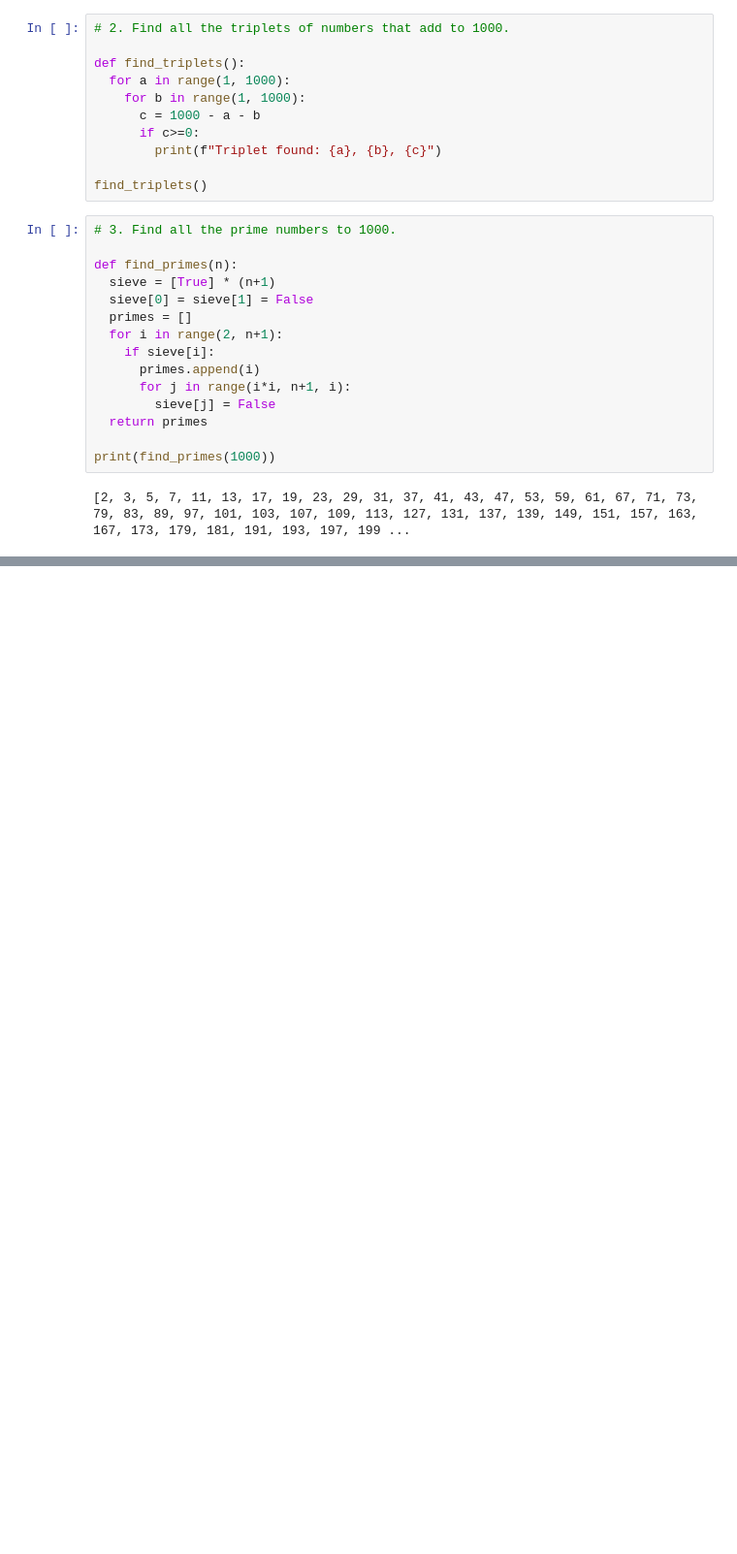
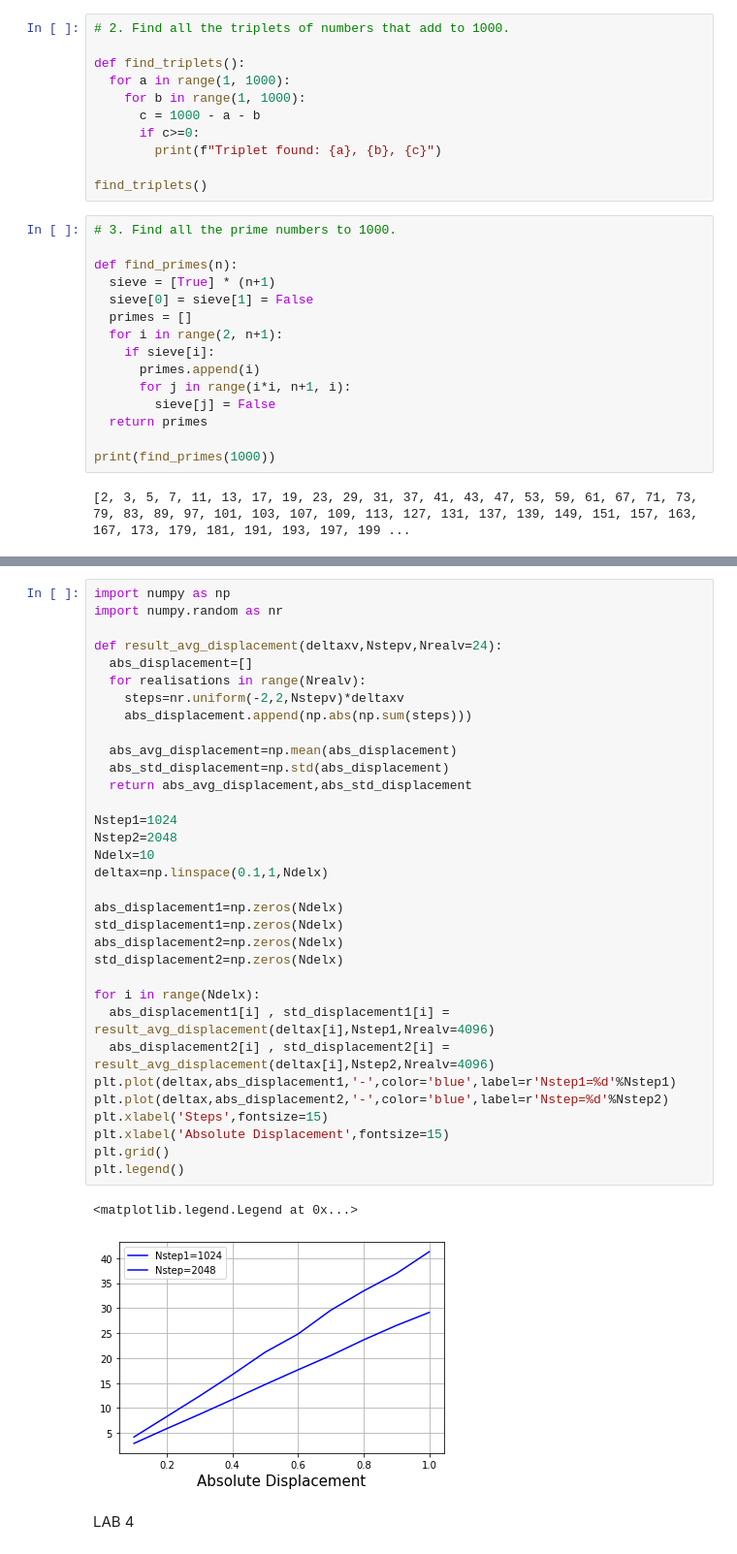
Before and after one commit to RishikeshSahu06/ComputationalPhysics, a Jupyter notebook: 21174019.ipynb, the cells around one changed output, grey strips where cells are left out. Shown at 97% size. Saved outputs shown, nothing was run; the diff lists cells and outputs as text; blank space fills up the shorter version.

```diff
--- a/21174019.ipynb
+++ b/21174019.ipynb
@@ -272,0 +358,38 @@ print(find_primes(1000))
+# %%
+import numpy as np
+import numpy.random as nr
+
+def result_avg_displacement(deltaxv,Nstepv,Nrealv=24):
+  abs_displacement=[]
+  for realisations in range(Nrealv):
+    steps=nr.uniform(-2,2,Nstepv)*deltaxv
+    abs_displacement.append(np.abs(np.sum(steps)))
+
+  abs_avg_displacement=np.mean(abs_displacement)
+  abs_std_displacement=np.std(abs_displacement)
+  return abs_avg_displacement,abs_std_displacement
+
+Nstep1=1024
+Nstep2=2048
+Ndelx=10
+deltax=np.linspace(0.1,1,Ndelx)
+
+abs_displacement1=np.zeros(Ndelx)
+std_displacement1=np.zeros(Ndelx)
+abs_displacement2=np.zeros(Ndelx)
+std_displacement2=np.zeros(Ndelx)
+
+for i in range(Ndelx):
+  abs_displacement1[i] , std_displacement1[i] = result_avg_displacement(deltax[i],Nstep1,Nrealv=4096)
+  abs_displacement2[i] , std_displacement2[i] = result_avg_displacement(deltax[i],Nstep2,Nrealv=4096)
+plt.plot(deltax,abs_displacement1,'-',color='blue',label=r'Nstep1=%d'%Nstep1)
+plt.plot(deltax,abs_displacement2,'-',color='blue',label=r'Nstep=%d'%Nstep2)
+plt.xlabel('Steps',fontsize=15)
+plt.xlabel('Absolute Displacement',fontsize=15)
+plt.grid()
+plt.legend()
+# %% [output]
+<matplotlib.legend.Legend at 0x...>
+[figure, added]
+# %% [markdown]
+LAB 4
```
Also changed, not shown: parts of 35 cells of this notebook.
